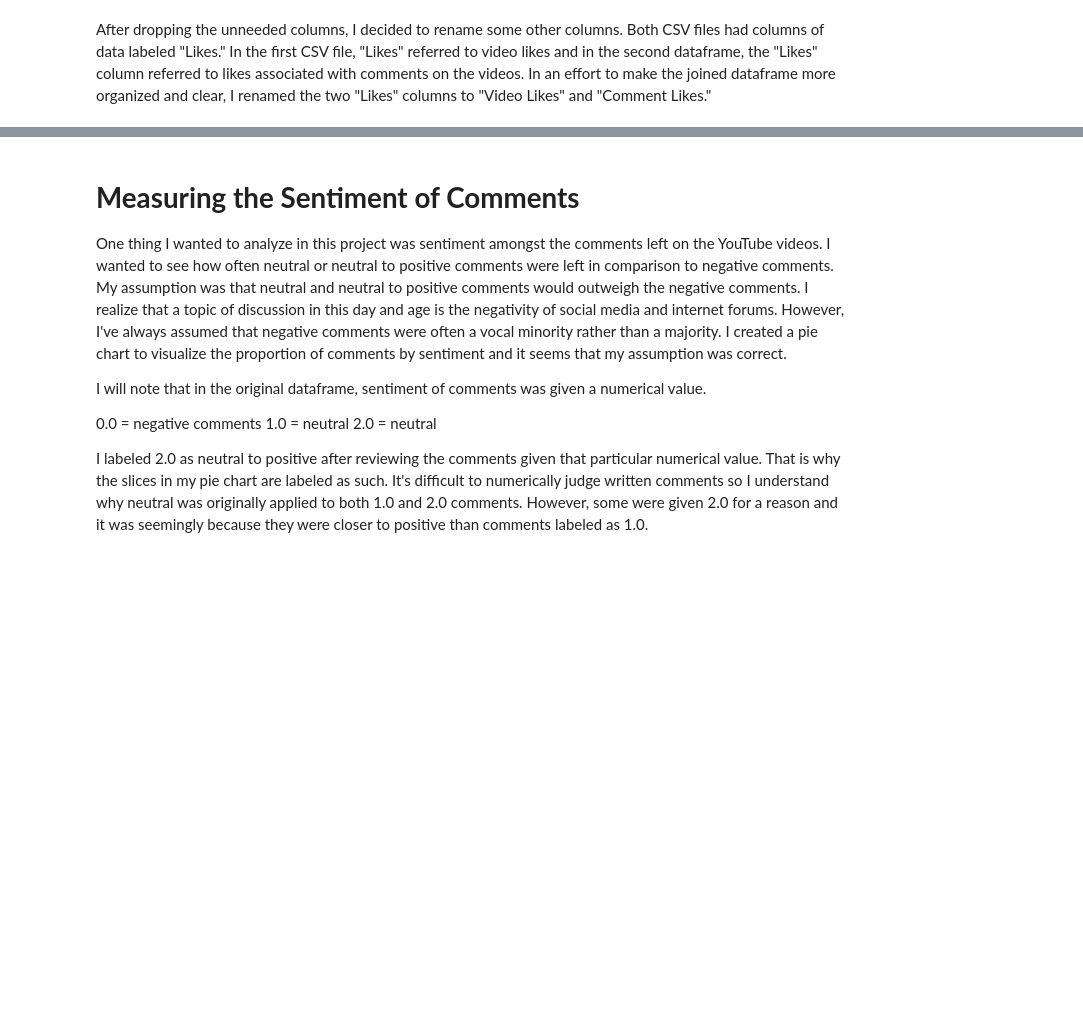
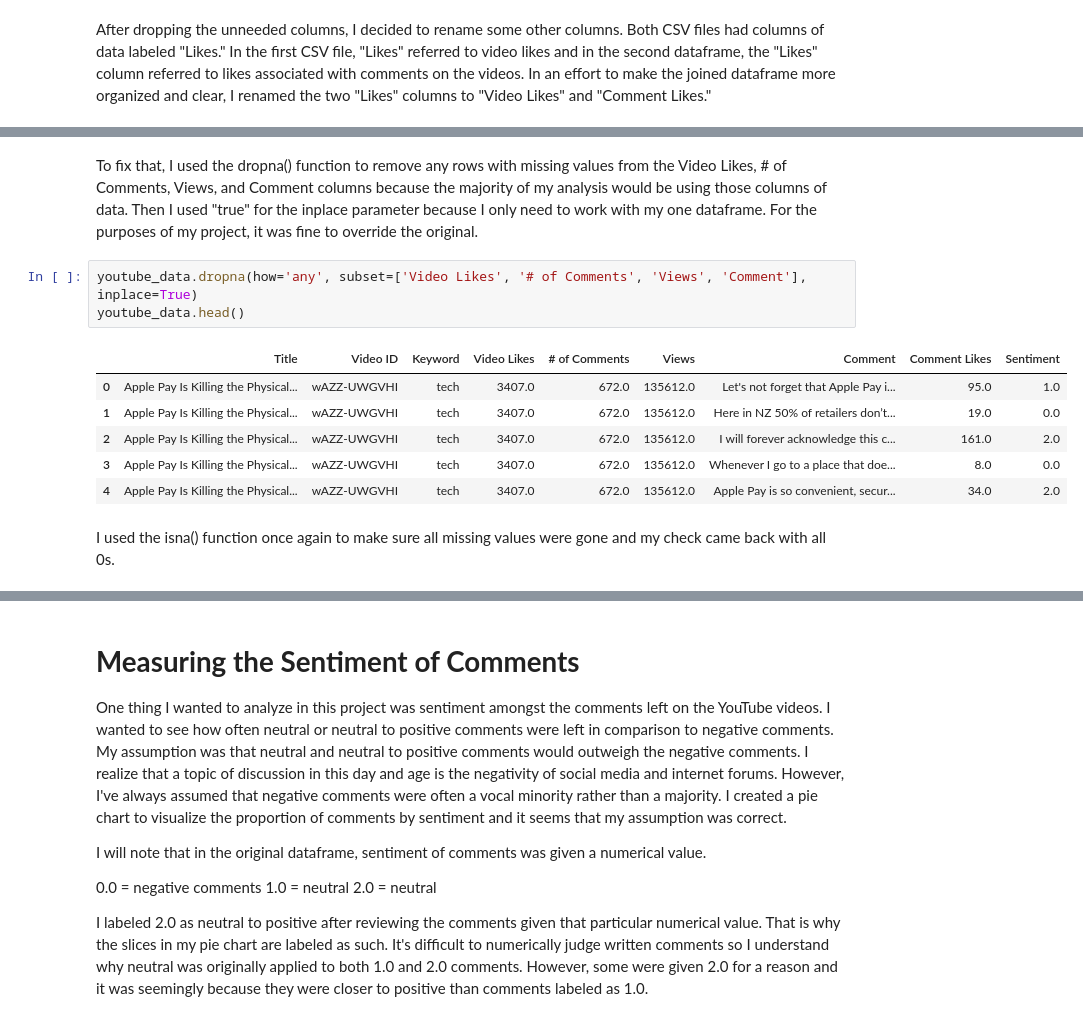
Before and after one commit to alishacopley/youtube_data_analysis, a Jupyter notebook: youtube_data_analysis.ipynb, the cells around one changed output, grey strips where cells are left out. Cells and saved outputs as stored; diff of their text form; blank space fills up the shorter version.

```diff
--- a/youtube_data_analysis.ipynb
+++ b/youtube_data_analysis.ipynb
@@ -108,0 +105,14 @@ youtube_data.dropna()
+# %% [markdown]
+To fix that, I used the dropna() function to remove any rows with missing values from the Video Likes, # of Comments, Views, and Comment columns because the majority of my analysis would be using those columns of data. Then I used "true" for the inplace parameter because I only need to work with my one dataframe. For the purposes of my project, it was fine to override the original.
+# %%
+youtube_data.dropna(how='any', subset=['Video Likes', '# of Comments', 'Views', 'Comment'], inplace=True)
+youtube_data.head()
+# %% [output]
+|  | Title | Video ID | Keyword | Video Likes | # of Comments | Views | Comment | Comment Likes | Sentiment |
+| 0 | Apple Pay Is Killing the Physical... | wAZZ-UWGVHI | tech | 3407.0 | 672.0 | 135612.0 | Let's not forget that Apple Pay i... | 95.0 | 1.0 |
+| 1 | Apple Pay Is Killing the Physical... | wAZZ-UWGVHI | tech | 3407.0 | 672.0 | 135612.0 | Here in NZ 50% of retailers don’t... | 19.0 | 0.0 |
+| 2 | Apple Pay Is Killing the Physical... | wAZZ-UWGVHI | tech | 3407.0 | 672.0 | 135612.0 | I will forever acknowledge this c... | 161.0 | 2.0 |
+| 3 | Apple Pay Is Killing the Physical... | wAZZ-UWGVHI | tech | 3407.0 | 672.0 | 135612.0 | Whenever I go to a place that doe... | 8.0 | 0.0 |
+| 4 | Apple Pay Is Killing the Physical... | wAZZ-UWGVHI | tech | 3407.0 | 672.0 | 135612.0 | Apple Pay is so convenient, secur... | 34.0 | 2.0 |
+# %% [markdown]
+I used the isna() function once again to make sure all missing values were gone and my check came back with all 0s.
```
Also changed, not shown: parts of 10 cells of this notebook.
